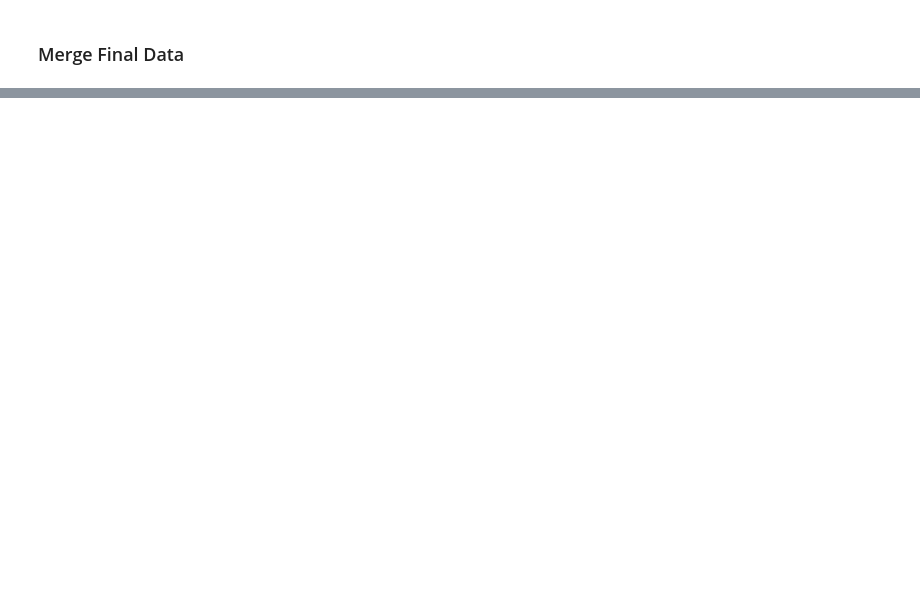
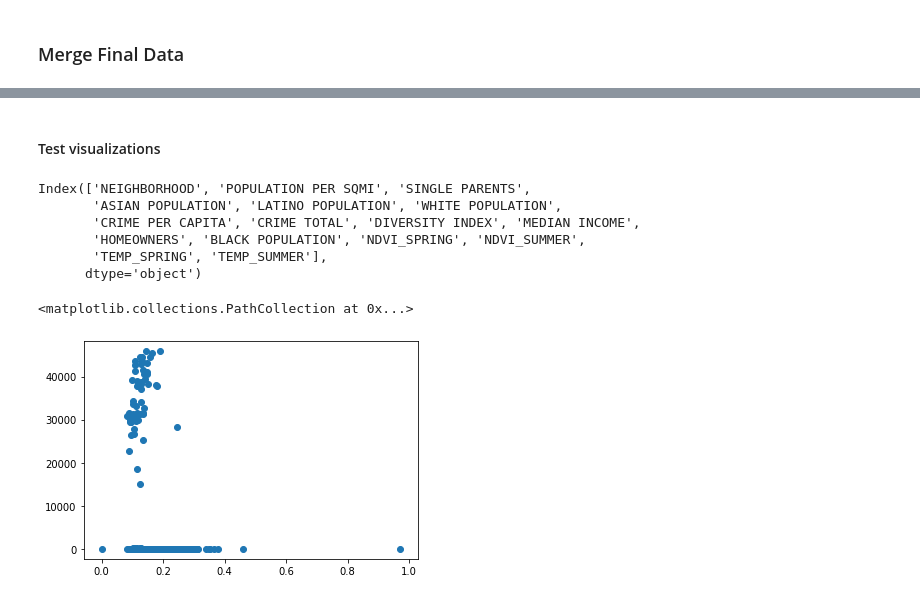
Before and after one commit to ecohydro/ESM203_Assignment_01, a Jupyter notebook: CPT/cpt_MakeData.ipynb, the cells around one changed output, grey strips where cells are left out. Saved outputs shown, nothing was run; the diff lists cells and outputs as text; code cells hidden in the pictures; blank space fills up the shorter version.

```diff
--- a/CPT/cpt_MakeData.ipynb
+++ b/CPT/cpt_MakeData.ipynb
@@ -62,2 +177,28 @@ gdf_out.to_file(PATH+fn_out+'.shp', index = False)
+# %%
+polys_in =neighborhoods[['Name', 'geometry']]
+# %%
+#### Run Zonal stats - Throws error for Catalina Island which isn't in the scene
+rst_in = PATH+'interim/NDVI_20200414.tif'
+ndvi_spring = zonal(rst_in, polys_in, 'mean')
+ndvi_spring.rename(columns = {'mean' : 'NDVI_SPRING'}, inplace = True)
+
+rst_in = PATH+'interim/NDVI_20200820.tif'
+ndvi_summer = zonal(rst_in, polys_in, 'mean')
+ndvi_summer.rename(columns = {'mean' : 'NDVI_SUMMER'}, inplace = True)
+
+rst_in = PATH+'interim/BrightTemp_20200414.tif'
+temp_spring = zonal(rst_in, polys_in, 'mean')
+temp_spring.rename(columns = {'mean' : 'TEMP_SPRING'}, inplace = True)
+
+rst_in = PATH+'interim/BrightTemp_20200820.tif'
+temp_summer = zonal(rst_in, polys_in, 'mean')
+temp_summer.rename(columns = {'mean' : 'TEMP_SUMMER'}, inplace = True)
 # %% [markdown]
 ### Merge Final Data
+# %%
+#### Merge it all together
+df_list = [ndvi_spring, ndvi_summer, temp_spring, temp_summer]
+
+for df in df_list:
+    df.rename(columns = {'Name' : 'NEIGHBORHOOD'}, inplace = True)
+    df_out = df_out.merge(df.iloc[:,1:3], on = 'NEIGHBORHOOD', how = 'left')
@@ -63,0 +237,17 @@ gdf_out.to_file(PATH+fn_out+'.shp', index = False)
+# %% [markdown]
+#### Test visualizations
+# %%
+df_out.columns
+# %% [output]
+Index(['NEIGHBORHOOD', 'POPULATION PER SQMI', 'SINGLE PARENTS',
+       'ASIAN POPULATION', 'LATINO POPULATION', 'WHITE POPULATION',
+       'CRIME PER CAPITA', 'CRIME TOTAL', 'DIVERSITY INDEX', 'MEDIAN INCOME',
+       'HOMEOWNERS', 'BLACK POPULATION', 'NDVI_SPRING', 'NDVI_SUMMER',
+       'TEMP_SPRING', 'TEMP_SUMMER'],
+      dtype='object')
+# %%
+import matplotlib.pyplot as plt
+plt.scatter(df_out['NDVI_SPRING'], df_out['CRIME PER CAPITA'])
+# %% [output]
+<matplotlib.collections.PathCollection at 0x...>
+[figure, added]
```
Also changed, not shown: parts of 14 cells of this notebook, 10 other files.
